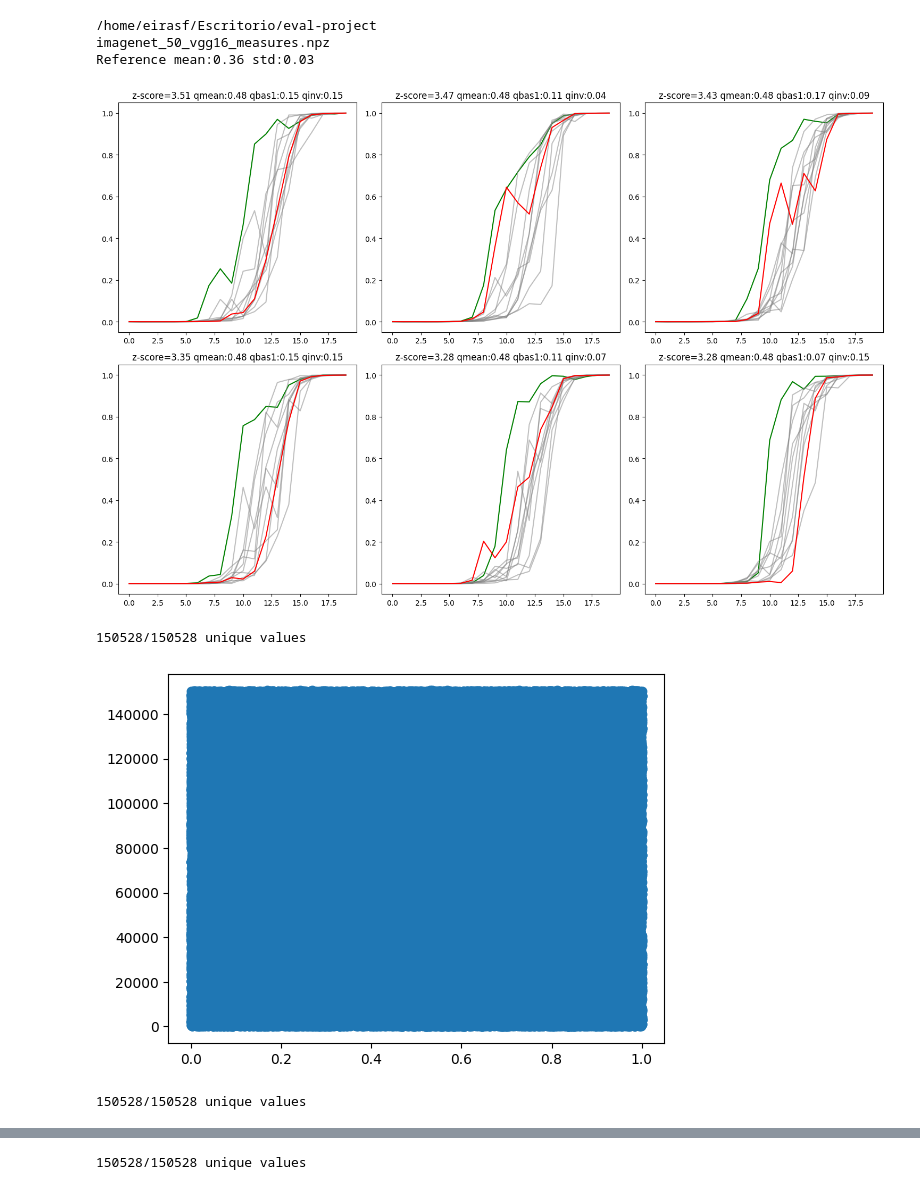
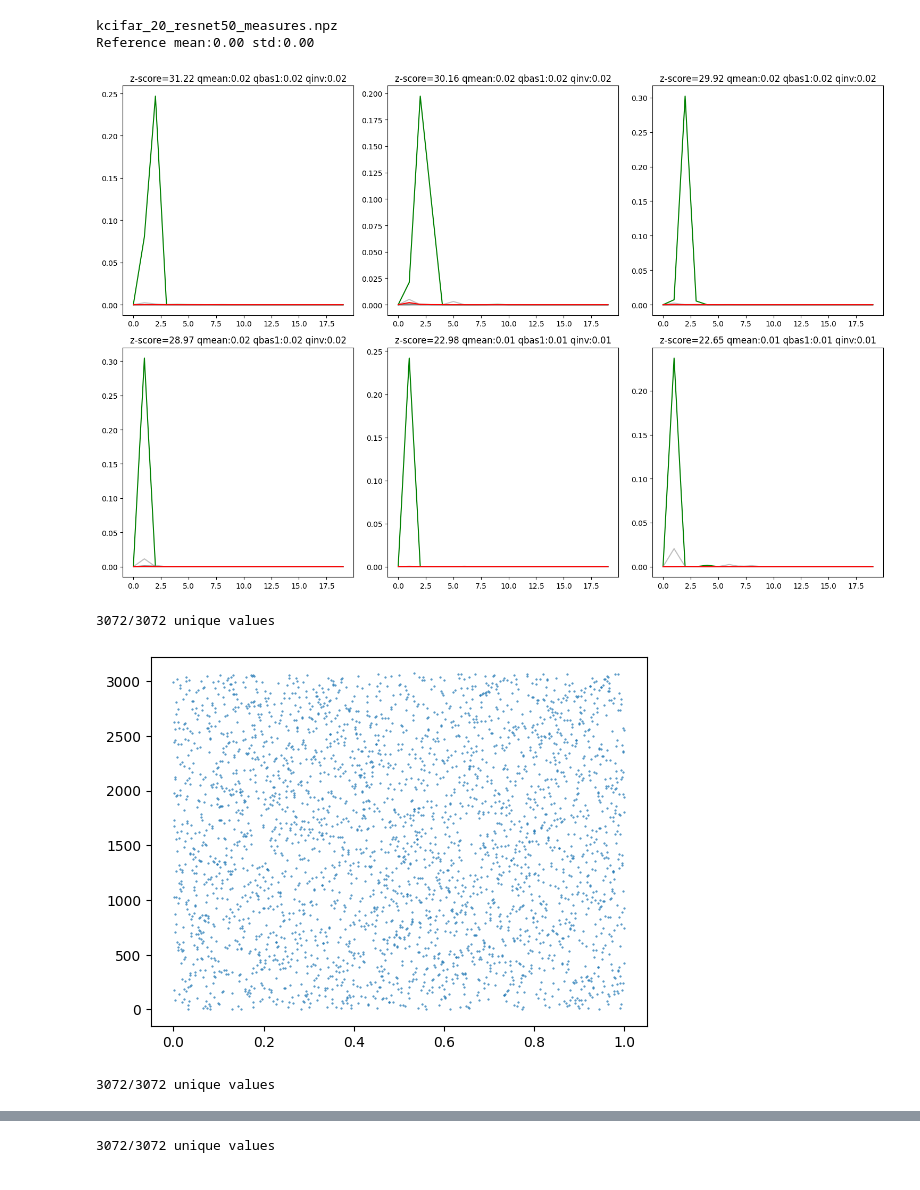
Before and after one commit to annahedstroem/eval-project, a Jupyter notebook: nbs/DEBUG_imagenet.ipynb, the cells around one changed output, grey strips where cells are left out. Drawn from its saved outputs; the diff is of its cells as text; code cells hidden in the pictures.

Commit message:
Fixed extract_image_measures to use test data

```diff
--- a/nbs/DEBUG_imagenet.ipynb
+++ b/nbs/DEBUG_imagenet.ipynb
@@ -11,20 +11,19 @@
 import sys
 import os
 PROJ_DIR = os.path.realpath(os.path.dirname(os.path.abspath('')))
-print(PROJ_DIR)
 sys.path.append(os.path.join(PROJ_DIR,'src'))
 import xai_faithfulness_experiments_lib_edits as fl
 import numpy as np
 from typing import Optional
 from matplotlib import pyplot as plt
 
-DATASET = 'imagenet'
-MODEL_NAME = 'vgg16'
+DATASET = 'cifar'
+MODEL_NAME = 'resnet50'
 REFERENCE_MODEL_NAME = MODEL_NAME#'resnet50w'
 GENERATION = ''
 
 for FILENAME in os.listdir(os.path.join(PROJ_DIR,'results')):
-    if FILENAME.startswith(DATASET) and FILENAME.endswith(f'{MODEL_NAME}{GENERATION}_measures.npz'):
+    if FILENAME.startswith('k'+DATASET) and FILENAME.endswith(f'{MODEL_NAME}{GENERATION}_measures.npz'):
         print(FILENAME)
 
         # Load data
@@ -108,10 +107,10 @@ for FILENAME in os.listdir(os.path.join(PROJ_DIR,'results')):
             axs[i//3][i%3].set_title(f'z-score={selected_zscores[i]:.2f} qmean:{selected_qmeans[i]:.2f} qbas1:{selected_qmeans_bas0[i]:.2f} qinv:{selected_qmeans_inv[i]:.2f}')
         plt.tight_layout()
         plt.show()
-        for i in range(selected_curves.shape[0]):
-            print(f'{np.unique(selected_rankings[i]).size}/{selected_rankings[i].size} unique values')
-            plt.scatter(selected_rankings[i].flatten(), np.arange(selected_rankings[i].size))
-            plt.show()
+        #for i in range(selected_curves.shape[0]):
+        #    print(f'{np.unique(selected_rankings[i]).size}/{selected_rankings[i].size} unique values')
+        #    plt.scatter(selected_rankings[i].flatten(), np.arange(selected_rankings[i].size), s=0.2)
+        #    plt.show()
         plt.scatter(z_scores, qmeans_inv, s=0.1, alpha=0.2)
         plt.title('Zscore vs qmeans_inv')
         plt.show()
@@ -204,52 +203,36 @@ for FILENAME in os.listdir(os.path.join(PROJ_DIR,'results')):
             aucs_inv.append(measure_detection(indices, qmeans_inv))
             for i in range(len(qmeans_basX)):
                 aucs_basX[i].append(measure_detection(indices, qmeans_basX[i]))
 
         print('\tExceptional detection:')
         for i in range(len(qmeans_basX)):
             print(f'\t\taucs_bas{i} ' + ' | '.join(map(lambda x: f'{x:.4f}',aucs_basX[i])))
         print('\t\t'+'-'*20)
         print('\t\taucs_inv ' + ' | '.join(map(lambda x: f'{x:.4f}',aucs_inv)))
 
 
         # %% [markdown]
         # ### 2.4 Ability to rank exceptionally good rankings
         # How well is the order preserved for exceptionally good rankings?
 
         # %%
         spearman_exceptional_inv = []
         spearman_exceptional_basX = [[] for i in qmeans_basX]
 
         for indices, (bottom_limit, upper_limit) in level_indices:
             spearman_exceptional_inv.append(spearmanr(qmeans[indices], qmeans_inv[indices])[0])
             for i in range(len(qmeans_basX)):
                 spearman_exceptional_basX[i].append(spearmanr(qmeans[indices], qmeans_basX[i][indices])[0])
 
         print('\tSpearman correlation for exceptional rankings:')
         for i in range(len(qmeans_basX)):
             print(f'\t\tspearman_exceptional_bas{i} ' + ' | '.join(map(lambda x: f'{x:.4f}', spearman_exceptional_basX[i])))
         print('\t\t'+'-'*20)
         print('\t\tspearman_exceptional_inv ' + ' | '.join(map(lambda x: f'{x:.4f}', spearman_exceptional_inv)))
-
-        # %% [markdown]
-        # ### 3. Save
-
-        # %%
-        np.savez(os.path.join(PROJ_DIR, 'results', FILENAME.replace('_measures','_results')), \
-                correct_pairings_inv=correct_pairings_inv, \
-                correct_pairings_basX=correct_pairings_basX, \
-                spearman_inv=spearman_inv, \
-                spearman_basX=spearman_basX, \
-                aucs_inv=aucs_inv, \
-                aucs_basX=aucs_basX, \
-                spearman_exceptional_inv=spearman_exceptional_inv, \
-                spearman_exceptional_basX=spearman_exceptional_basX, \
-                boundaries=boundaries)
 # %% [output]
-/home/eirasf/Escritorio/eval-project
-imagenet_50_vgg16_measures.npz
-Reference mean:0.36 std:0.03
+kcifar_20_resnet50_measures.npz
+Reference mean:0.00 std:0.00
-[figure, old version]
+[figure, new version]
-150528/150528 unique values
+3072/3072 unique values
-[figure, old version]
+[figure, new version]
-150528/150528 unique values
+3072/3072 unique values
@@ -257 +240 @@ Reference mean:0.36 std:0.03
-150528/150528 unique values
+3072/3072 unique values
```
Also changed, not shown: parts of 1 cell of this notebook, 4 other files.
